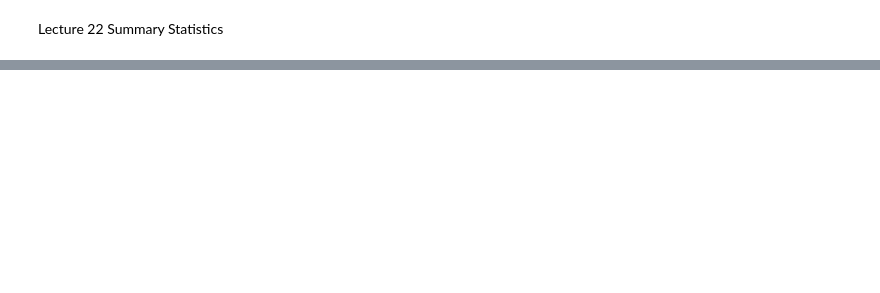
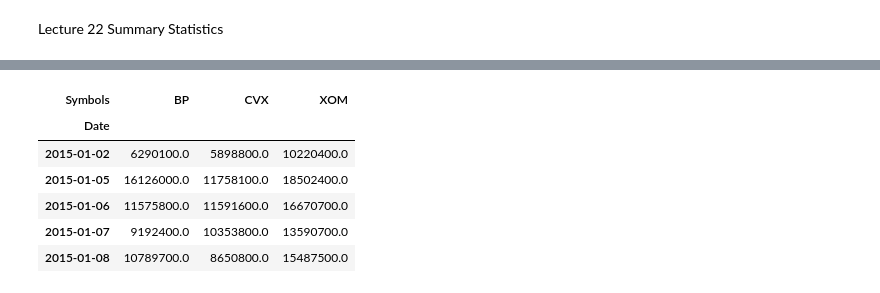
Before and after one commit to rohank2002/Data-Vizualization-using-Python, a Jupyter notebook: Index Objects-checkpoint.ipynb, the cells around one changed output, grey strips where cells are left out. Drawn from its saved outputs; the diff is of its cells as text; code cells hidden in the pictures; blank space fills up the shorter version.

```diff
--- a/Index Objects-checkpoint.ipynb
+++ b/Index Objects-checkpoint.ipynb
@@ -500,0 +587,14 @@ b'hello world\n'
+# %%
+volume = data.get_data_yahoo(['CVX','XOM','BP'],
+                               start=datetime.datetime(2015, 1, 1),
+                               end=datetime.datetime(2018, 1, 1))['Volume']
+# %%
+volume.head()
+# %% [output]
+| Symbols | BP | CVX | XOM |
+| Date |  |  |  |
+| 2015-01-02 | 6290100.0 | 5898800.0 | 10220400.0 |
+| 2015-01-05 | 16126000.0 | 11758100.0 | 18502400.0 |
+| 2015-01-06 | 11575800.0 | 11591600.0 | 16670700.0 |
+| 2015-01-07 | 9192400.0 | 10353800.0 | 13590700.0 |
+| 2015-01-08 | 10789700.0 | 8650800.0 | 15487500.0 |
```
Also changed, not shown: parts of 37 cells of this notebook, 1 other file.
